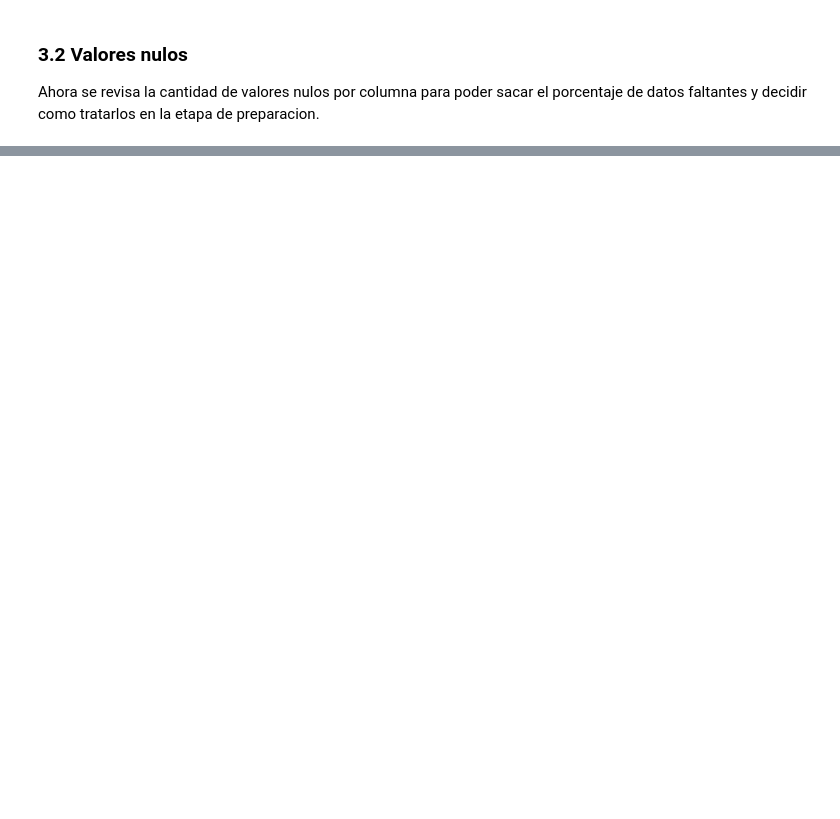
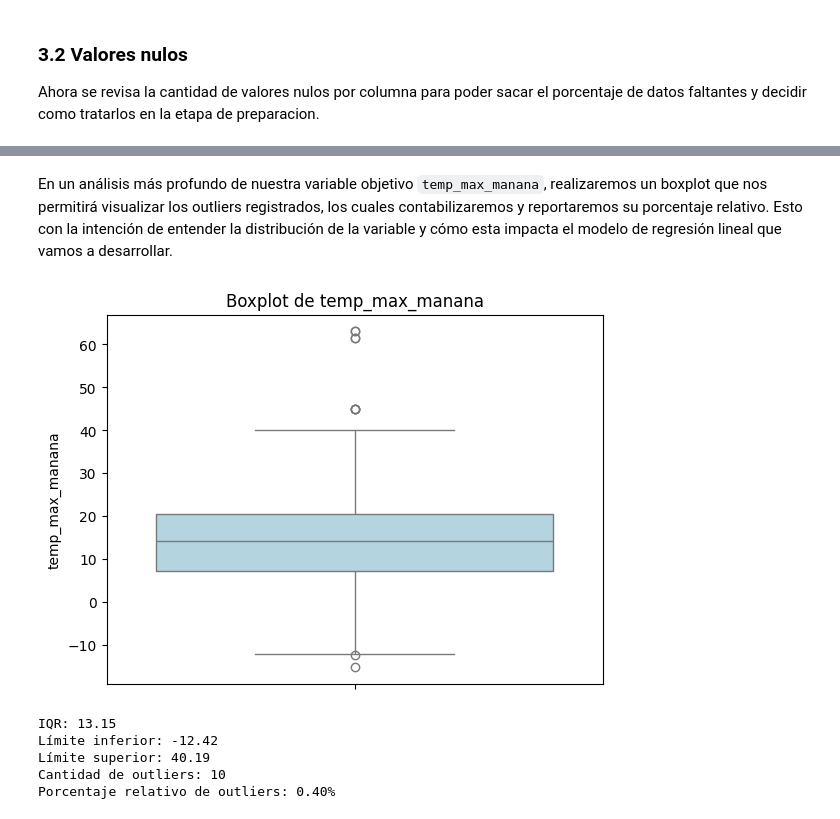
Before and after one commit to DanielEPardo/Lab1-ML, a Jupyter notebook: Laboratorio 1 - Exploración, preparación y regresión lineal.ipynb, the cells around one changed output, grey strips where cells are left out. Saved outputs shown, nothing was run; the diff lists cells and outputs as text; code cells hidden in the pictures; blank space fills up the shorter version.

```diff
--- a/Laboratorio 1 - Exploración, preparación y regresión lineal.ipynb
+++ b/Laboratorio 1 - Exploración, preparación y regresión lineal.ipynb
@@ -156,0 +252,29 @@ Por ultimo se detecta que las columnas mes y estacion_anio son inconsistentes co
+# %% [markdown]
+En un análisis más profundo de nuestra variable objetivo `temp_max_manana`, realizaremos un boxplot que nos permitirá visualizar los outliers registrados, los cuales contabilizaremos y reportaremos su porcentaje relativo. Esto con la intención de entender la distribución de la variable y cómo esta impacta el modelo de regresión lineal que vamos a desarrollar.
+# %%
+sns.boxplot(data=data, y=data['temp_max_manana'], color='lightblue')
+plt.title('Boxplot de temp_max_manana')
+plt.show()
+
+Q1 = data['temp_max_manana'].quantile(0.25)
+Q3 = data['temp_max_manana'].quantile(0.75)
+IQR = Q3 - Q1
+limite_inferior = Q1 - 1.5 * IQR
+limite_superior = Q3 + 1.5 * IQR
+outliers = data[(data['temp_max_manana'] < limite_inferior) | (data['temp_max_manana'] > limite_superior)]
+num_outliers = len(outliers)
+total_validos = data['temp_max_manana'].count()
+porcentaje_outliers = (num_outliers / total_validos) * 100
+
+print(f"IQR: {IQR:.2f}")
+print(f"Límite inferior: {limite_inferior:.2f}")
+print(f"Límite superior: {limite_superior:.2f}")
+print(f"Cantidad de outliers: {num_outliers}")
+print(f"Porcentaje relativo de outliers: {porcentaje_outliers:.2f}%")
+# %% [output]
+[figure, added]
+IQR: 13.15
+Límite inferior: -12.42
+Límite superior: 40.19
+Cantidad de outliers: 10
+Porcentaje relativo de outliers: 0.40%
```
Also changed, not shown: parts of 33 cells of this notebook.
